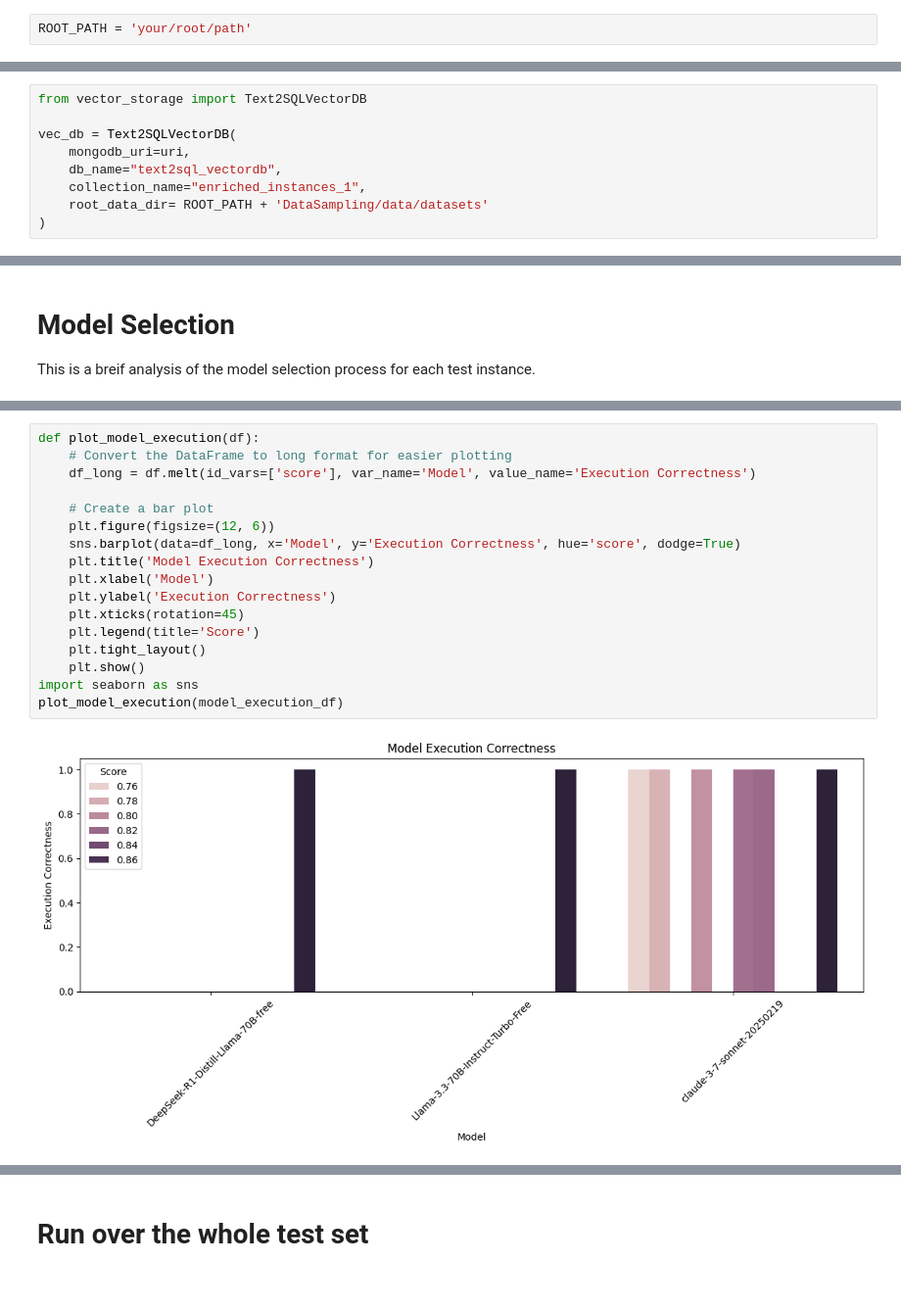
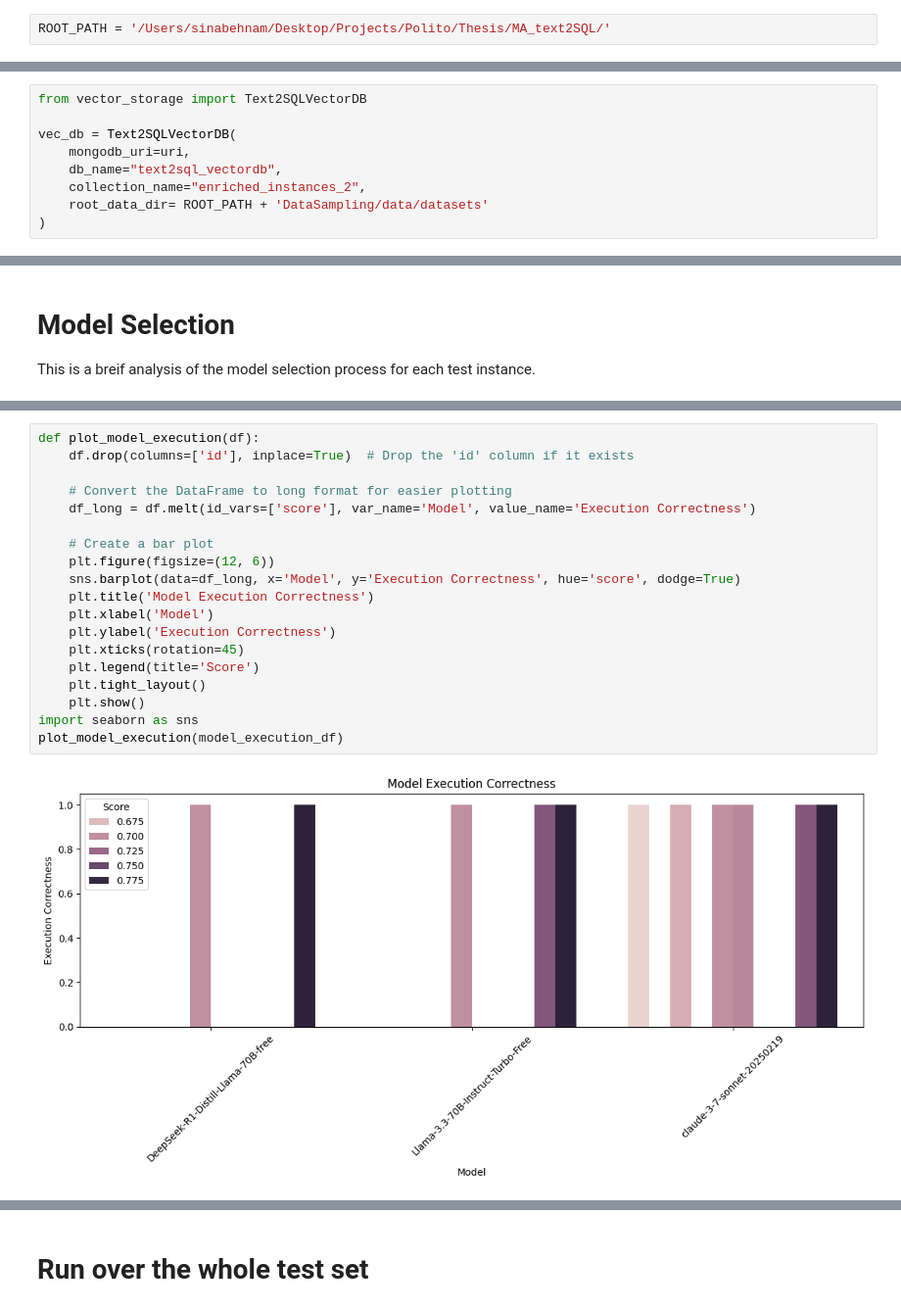
Before and after one commit to sina-behnam/MA_text2SQL, a Jupyter notebook: DataSampling/src/models/pipeline/selection.ipynb, the cells around one changed output, grey strips where cells are left out. Shown at 98% size. Cells and saved outputs as stored; diff of their text form.

```diff
--- a/DataSampling/src/models/pipeline/selection.ipynb
+++ b/DataSampling/src/models/pipeline/selection.ipynb
@@ -1,5 +1,5 @@
 # %%
-ROOT_PATH = 'your/root/path'
+ROOT_PATH = '/Users/sinabehnam/Desktop/Projects/Polito/Thesis/MA_text2SQL/'
 # %%
 def _load_password_and_api_key(key_file_path):
     """
@@ -114,6 +130,6 @@ from vector_storage import Text2SQLVectorDB
 vec_db = Text2SQLVectorDB(
     mongodb_uri=uri,
     db_name="text2sql_vectordb",
-    collection_name="enriched_instances_1",
+    collection_name="enriched_instances_2",
     root_data_dir= ROOT_PATH + 'DataSampling/data/datasets'
 )
@@ -275,22 +295,24 @@ plot_score_trend(model_execution_df)
 # %%
 def plot_model_execution(df):
+    df.drop(columns=['id'], inplace=True)  # Drop the 'id' column if it exists
+
     # Convert the DataFrame to long format for easier plotting
     df_long = df.melt(id_vars=['score'], var_name='Model', value_name='Execution Correctness')
 
     # Create a bar plot
     plt.figure(figsize=(12, 6))
     sns.barplot(data=df_long, x='Model', y='Execution Correctness', hue='score', dodge=True)
     plt.title('Model Execution Correctness')
     plt.xlabel('Model')
     plt.ylabel('Execution Correctness')
     plt.xticks(rotation=45)
     plt.legend(title='Score')
     plt.tight_layout()
     plt.show()
 import seaborn as sns
 plot_model_execution(model_execution_df)
 # %% [output]
-[figure, old version]
+[figure, new version]
 # %%
 def calculate_weighted_average_score(df):
 
```
Also changed, not shown: parts of 35 cells of this notebook.
